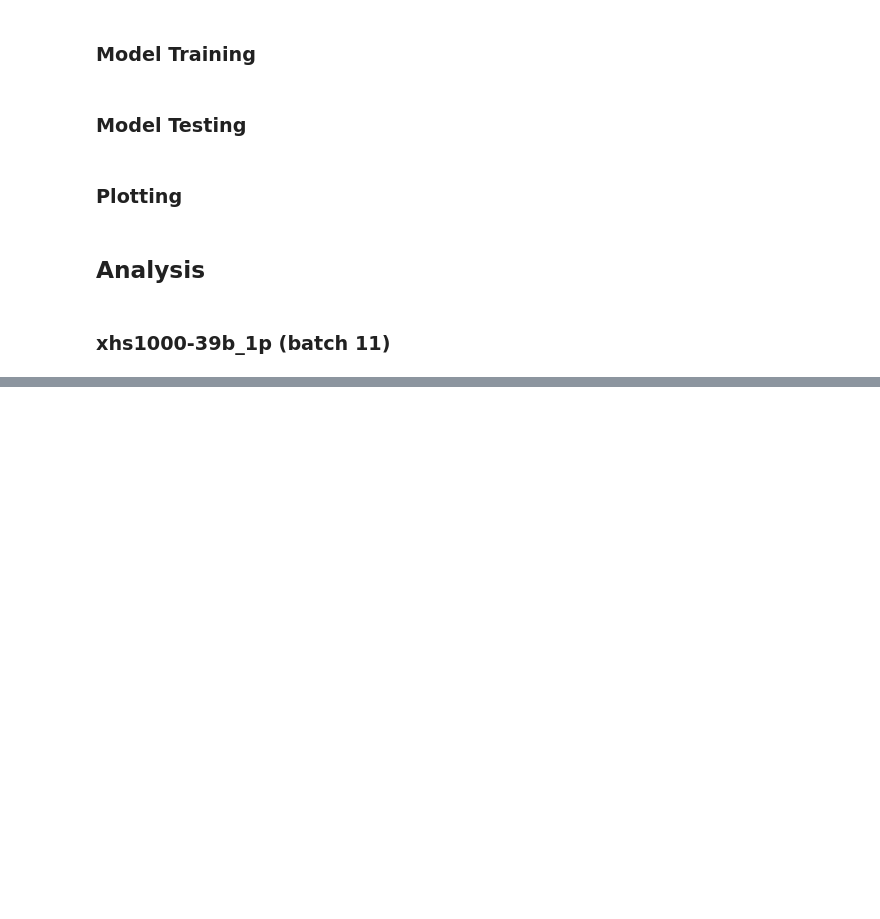
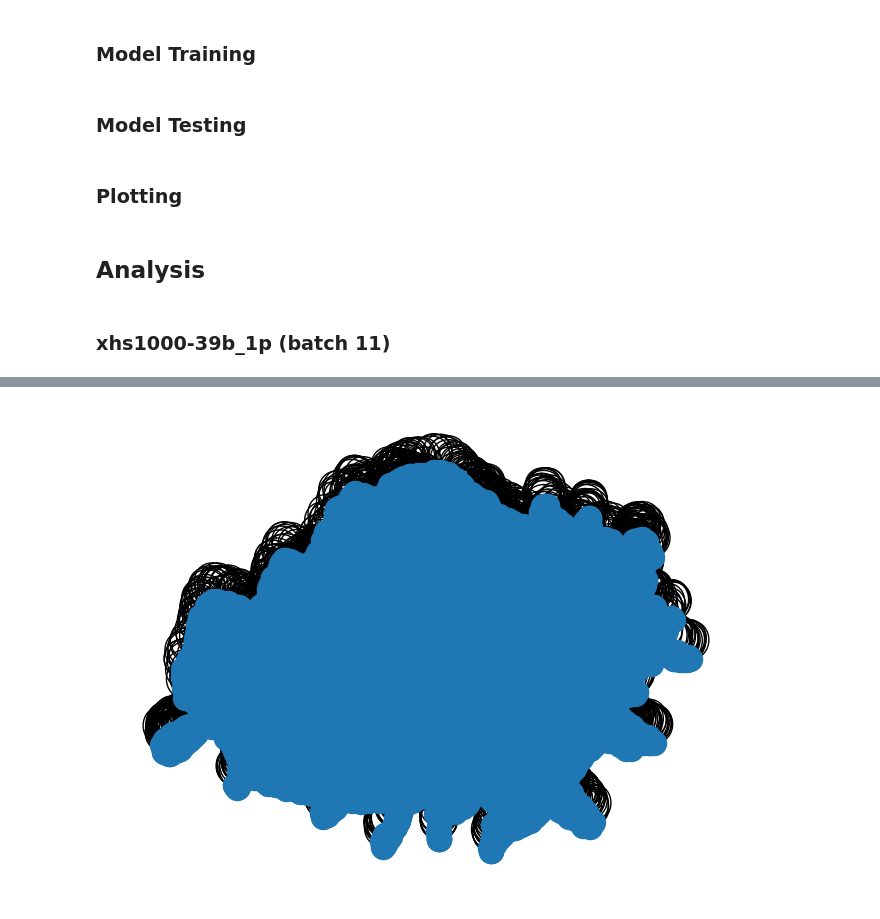
Before and after one commit to Lotfollahi-lab/squint-reproducibility, a Jupyter notebook: analysis/notebooks/wandb_run_dashboard.ipynb, the cells around one changed output, grey strips where cells are left out. Saved outputs shown, nothing was run; the diff lists cells and outputs as text; code cells hidden in the pictures; blank space fills up the shorter version.

```diff
--- a/analysis/notebooks/wandb_run_dashboard.ipynb
+++ b/analysis/notebooks/wandb_run_dashboard.ipynb
@@ -98,6 +105,7 @@ def build_inference_adata(
 # %%
 def load_everything(
         config: Dict,
+        model_ckpt_fname: Optional[str] = None,
     ):
     """
     Load all the necessary components for a model run.
@@ -116,6 +124,8 @@ def load_everything(
 
     # --------------------- Dataset ---------------------
     dataset_blob = initialize_dataset_blob(config)
+    with open(Path(dataset_blob.processed_dir) / 'label_categories.pkl', 'rb') as f:
+        label_categories = pickle.load(f)
 
     # --------------------- Databatch ---------------------
     data_batch = initialize_databatch(
@@ -156,20 +166,14 @@ def load_everything(
     inference_data = model.collect_inference_data(
                     datamodule_batch.infer_dataloader()
                 )
-
-    adata = build_inference_adata(
-            inference_data=inference_data,
-            dataset_blob=dataset_blob,
-        )
-
+    inference_data['label_categories'] = label_categories
 
     return dataset_blob, \
         data_batch, \
         datamodule_batch, \
         model, \
         trainer, \
-        inference_data, \
-        adata
+        inference_data
 # %%
 def compute_umap(
         adata: ad.AnnData,
@@ -414,0 +700,8 @@ plot_umap(
+# %%
+# load everything
+dataset_blob, \
+data_batch, \
+datamodule_batch, \
+model, \
+trainer, \
+inference_data = load_everything(config)
@@ -414,0 +747,6 @@ plot_umap(
+# %%
+G = nx.from_numpy_array(
+                edge_index_to_adjacency_tensor(
+                    inference_data['edge_index']
+                ).cpu().numpy()
+            )
@@ -414,0 +755,4 @@ plot_umap(
+# %%
+nx.draw(G, pos=nx.spring_layout(G))
+# %% [output]
+[figure, added]
```
Also changed, not shown: parts of 28 cells of this notebook.
